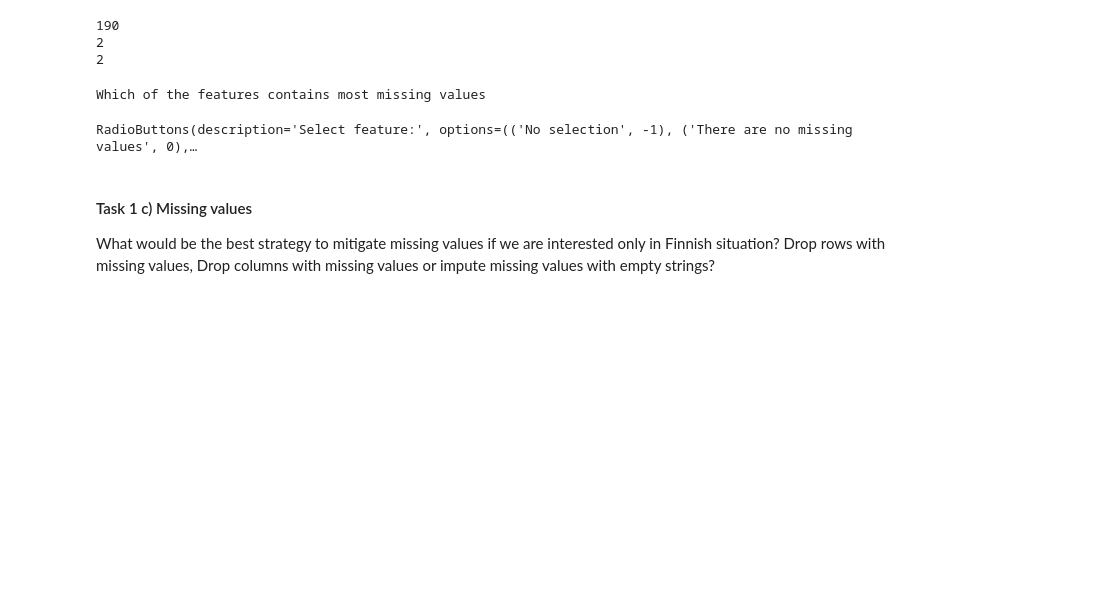
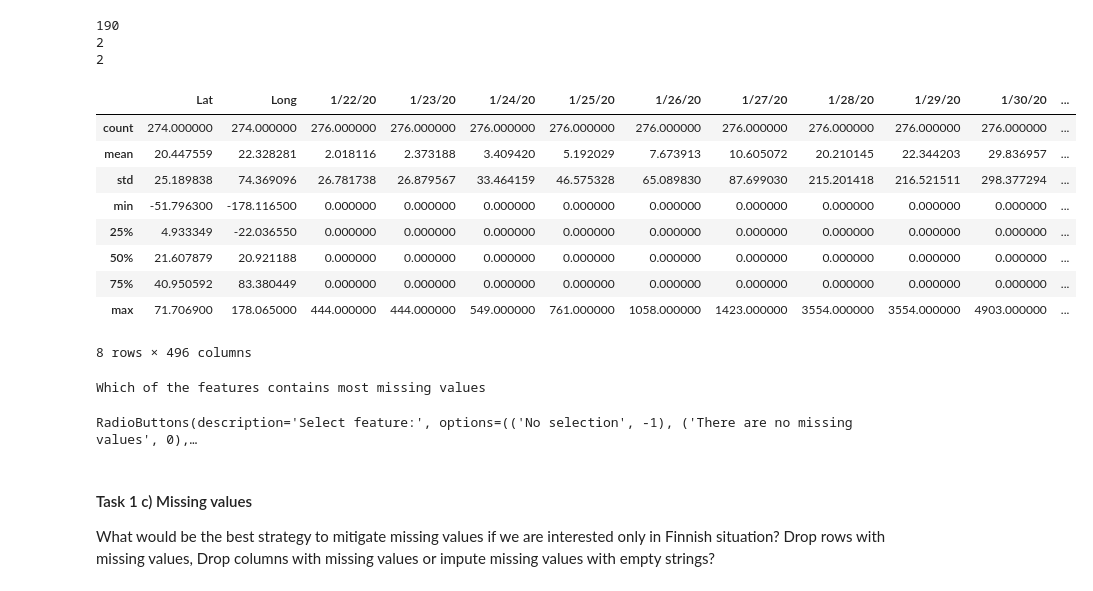
Before and after one commit to marpulli246/Vaasa-AML, a Jupyter notebook: Exercises/Markku_Pulli_Exercise2.ipynb, the cells around one changed output. Cells and saved outputs as stored; diff of their text form; code cells hidden in the pictures; blank space fills up the shorter version.

```diff
--- a/Exercises/Markku_Pulli_Exercise2.ipynb
+++ b/Exercises/Markku_Pulli_Exercise2.ipynb
@@ -89,6 +99,19 @@ print(D['Long'].isna().sum())
 190
 2
 2
+# %%
+D.describe()
+# %% [output]
+|  | Lat | Long | 1/22/20 | 1/23/20 | 1/24/20 | 1/25/20 | 1/26/20 | 1/27/20 | 1/28/20 | 1/29/20 | 1/30/20 | ... |
+| count | 274.000000 | 274.000000 | 276.000000 | 276.000000 | 276.000000 | 276.000000 | 276.000000 | 276.000000 | 276.000000 | 276.000000 | 276.000000 | ... |
+| mean | 20.447559 | 22.328281 | 2.018116 | 2.373188 | 3.409420 | 5.192029 | 7.673913 | 10.605072 | 20.210145 | 22.344203 | 29.836957 | ... |
+| std | 25.189838 | 74.369096 | 26.781738 | 26.879567 | 33.464159 | 46.575328 | 65.089830 | 87.699030 | 215.201418 | 216.521511 | 298.377294 | ... |
+| min | -51.796300 | -178.116500 | 0.000000 | 0.000000 | 0.000000 | 0.000000 | 0.000000 | 0.000000 | 0.000000 | 0.000000 | 0.000000 | ... |
+| 25% | 4.933349 | -22.036550 | 0.000000 | 0.000000 | 0.000000 | 0.000000 | 0.000000 | 0.000000 | 0.000000 | 0.000000 | 0.000000 | ... |
+| 50% | 21.607879 | 20.921188 | 0.000000 | 0.000000 | 0.000000 | 0.000000 | 0.000000 | 0.000000 | 0.000000 | 0.000000 | 0.000000 | ... |
+| 75% | 40.950592 | 83.380449 | 0.000000 | 0.000000 | 0.000000 | 0.000000 | 0.000000 | 0.000000 | 0.000000 | 0.000000 | 0.000000 | ... |
+| max | 71.706900 | 178.065000 | 444.000000 | 444.000000 | 549.000000 | 761.000000 | 1058.000000 | 1423.000000 | 3554.000000 | 3554.000000 | 4903.000000 | ... |
+8 rows × 496 columns
 # %%
 ans1b=Ex2code.task1b()
 display(ans1b)
```
Also changed, not shown: parts of 6 cells of this notebook.
